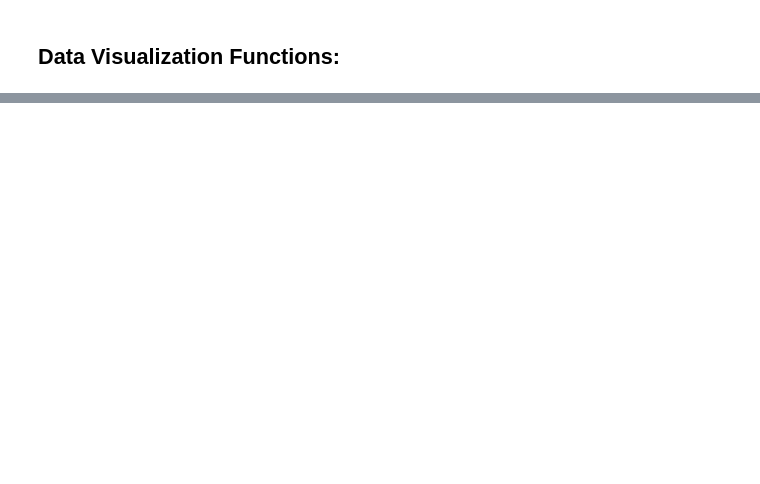
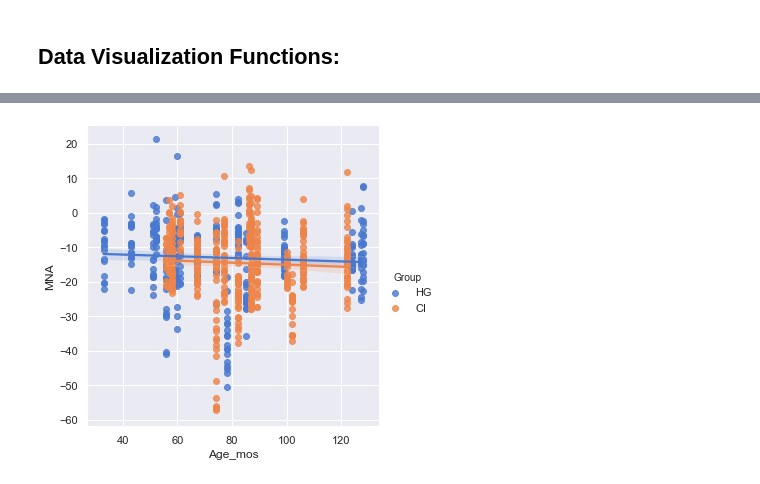
Before and after one commit to sheaduarte/PSC-290-Python-Final-Project, a Jupyter notebook: data_vis_functions.ipynb, the cells around one changed output, grey strips where cells are left out. Saved outputs shown, nothing was run; the diff lists cells and outputs as text; code cells hidden in the pictures; blank space fills up the shorter version.

```diff
--- a/data_vis_functions.ipynb
+++ b/data_vis_functions.ipynb
@@ -83,0 +184,10 @@ alt.Chart(source).mark_bar().encode(
+# %%
+def regression_plot(df,x,y,z):
+    g = sns.lmplot(x=x, y=y, hue=z,
+               data=df)
+    g.savefig(output_directory+ 'Regression Plot of '+x+' and '+y+'.png')
+
+# test case:
+regression_plot(df,x[3],y[0],x[1])
+# %% [output]
+[figure, added]
```
Also changed, not shown: parts of 29 cells of this notebook.
